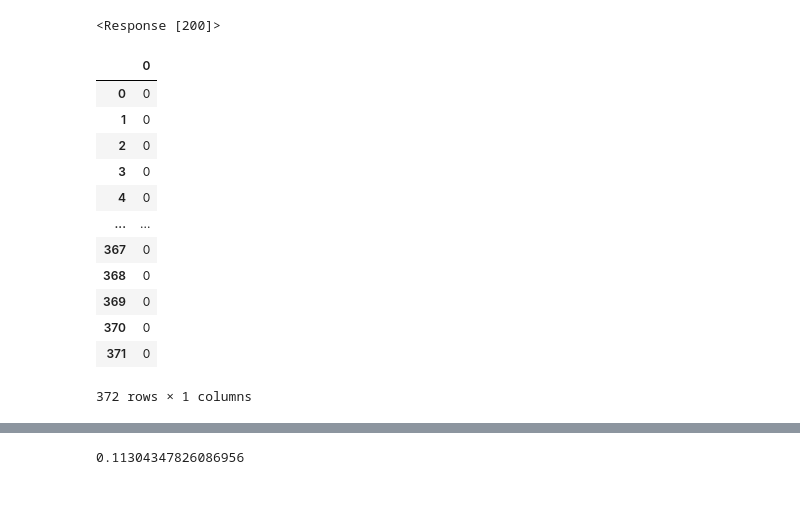
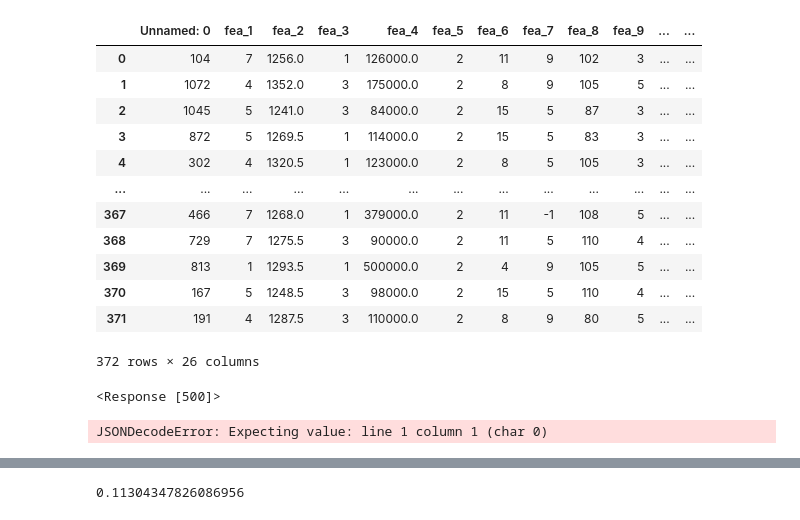
Before and after one commit to VIVALDI142857/api, a Jupyter notebook: api_practice/http.ipynb, the cells around one changed output, grey strips where cells are left out. Cells and saved outputs as stored; diff of their text form; code cells hidden in the pictures.

```diff
--- a/api_practice/http.ipynb
+++ b/api_practice/http.ipynb
@@ -29,0 +40,5 @@ pd.read_json(response.json())
+# %%
+X_test = pd.read_csv("../api_practice/X_test.csv")
+
+for i in X_test.columns:
+    print(f'{i}: {X_test[i].dtype}')
@@ -29,0 +63,2 @@ pd.read_json(response.json())
+# %%
+X_test.drop(columns='Unnamed: 0', inplace=True)
@@ -30,26 +67,30 @@ pd.read_json(response.json())
+# %%
+X_test
+# %% [output]
+|  | Unnamed: 0 | fea_1 | fea_2 | fea_3 | fea_4 | fea_5 | fea_6 | fea_7 | fea_8 | fea_9 | ... | ... |
+| 0 | 104 | 7 | 1256.0 | 1 | 126000.0 | 2 | 11 | 9 | 102 | 3 | ... | ... |
+| 1 | 1072 | 4 | 1352.0 | 3 | 175000.0 | 2 | 8 | 9 | 105 | 5 | ... | ... |
+| 2 | 1045 | 5 | 1241.0 | 3 | 84000.0 | 2 | 15 | 5 | 87 | 3 | ... | ... |
+| 3 | 872 | 5 | 1269.5 | 1 | 114000.0 | 2 | 15 | 5 | 83 | 3 | ... | ... |
+| 4 | 302 | 4 | 1320.5 | 1 | 123000.0 | 2 | 8 | 5 | 105 | 3 | ... | ... |
+| ... | ... | ... | ... | ... | ... | ... | ... | ... | ... | ... | ... | ... |
+| 367 | 466 | 7 | 1268.0 | 1 | 379000.0 | 2 | 11 | -1 | 108 | 5 | ... | ... |
+| 368 | 729 | 7 | 1275.5 | 3 | 90000.0 | 2 | 11 | 5 | 110 | 4 | ... | ... |
+| 369 | 813 | 1 | 1293.5 | 1 | 500000.0 | 2 | 4 | 9 | 105 | 5 | ... | ... |
+| 370 | 167 | 5 | 1248.5 | 3 | 98000.0 | 2 | 15 | 5 | 110 | 4 | ... | ... |
+| 371 | 191 | 4 | 1287.5 | 3 | 110000.0 | 2 | 8 | 9 | 80 | 5 | ... | ... |
+372 rows × 26 columns
 # %%
 url = f'{base_url}/predict_str'
 
-X_test = pd.read_csv('../api_dfs/X_test.csv')
+X_test = pd.read_csv("../api_practice/X_test.csv", "rb")
 payload = {"data": X_test.to_json(orient='records')}
 response = requests.post(url, json=payload)
 print(response)
 pd.read_json(response.json())
 # %% [output]
-<Response [200]>
+<Response [500]>
-|  | 0 |
-| 0 | 0 |
-| 1 | 0 |
-| 2 | 0 |
-| 3 | 0 |
-| 4 | 0 |
-| ... | ... |
-| 367 | 0 |
-| 368 | 0 |
-| 369 | 0 |
-| 370 | 0 |
-| 371 | 0 |
-372 rows × 1 columns
+JSONDecodeError: Expecting value: line 1 column 1 (char 0)
 # %%
 url = f'{base_url}/predict_each_col'
 
```
Also changed, not shown: parts of 11 cells of this notebook, 34 other files.
